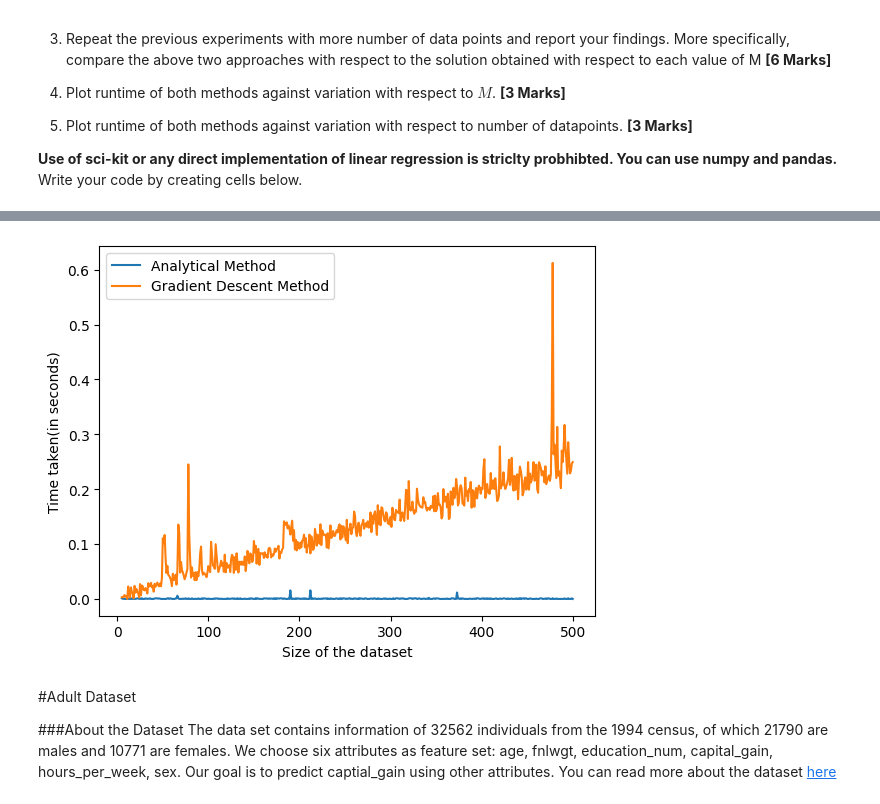
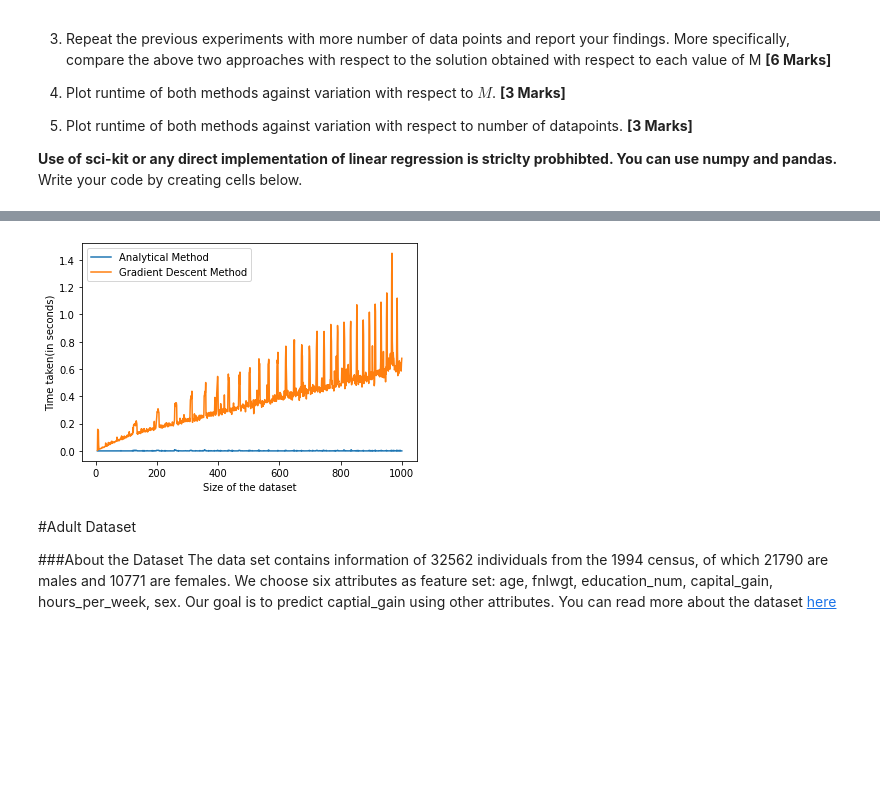
Before and after one commit to khan-shahnawaz/MachineLearning, a Jupyter notebook: SHAHNAWAZ_KHAN_ML_(CS503)_Lab1_PAC_Regression.ipynb, the cells around one changed output, grey strips where cells are left out. Cells and saved outputs as stored; diff of their text form; code cells hidden in the pictures; blank space fills up the shorter version.

```diff
--- a/SHAHNAWAZ_KHAN_ML_(CS503)_Lab1_PAC_Regression.ipynb
+++ b/SHAHNAWAZ_KHAN_ML_(CS503)_Lab1_PAC_Regression.ipynb
@@ -237,21 +239,21 @@ def empericalError(data: dataSet, threshold):
 
 
 
-N = 1000
+N = 10000
 generalisationError = 0.0013 # Calculated in percentage
 plt.plot()
 x = []
 y = []
 for i in range(1,N+1):
-    data = dataSet(i, (9, 1), (3, 1))
-    hypothesis = thresholdHypothesis(data)
-    error = empericalError(data, hypothesis)
+    data = dataSet(i, (9, 1), (3, 1))       #Generate a dataset for each value of N
+    hypothesis = thresholdHypothesis(data)      #Find the threshold hypothesis for the dataset
+    error = empericalError(data, hypothesis)    #Find the emperical error for the dataset
     x.append(i)
     y.append(error)
-plt.plot(x,y, label = 'Emperical Error')
+plt.plot(x,y)                            #Plot the emperical error for each value of N
 plt.axhline(y = generalisationError, color = 'g', label = 'Generalization Error')
 plt.legend()
 plt.xlabel('N')
-plt.ylabel('Error')
+plt.ylabel('Emperical Error')
 plt.show()
 # %% [output]
@@ -282,6 +284,7 @@ Write your code by creating cells below.
 def f(x):
     return  np.sin((x*np.pi)/8) + x/(12*np.pi)
 
+'''Plots the actual data generating function'''
 def plotf(interval: tuple, totalPoints: int =1000):
     x = np.linspace(interval[0], interval[1], totalPoints)
     y = f(x)
@@ -332,11 +335,12 @@ class regressionDataSet():
 
   def generateRandomData(self, noise: tuple, interval: tuple):
     noiseMean, noiseVariance = noise
-    self.X = np.random.uniform(interval[0], interval[1], self.N)
-    self.Y = np.array([f(x)+np.random.normal(noiseMean, noiseVariance) for x in self.X])
+    self.X = np.random.uniform(interval[0], interval[1], self.N)  #Get N uniform random numbers in the interval
+    self.Y = np.array([f(x)+np.random.normal(noiseMean, noiseVariance) for x in self.X])  #Get the corresponding Y values by adding noise to the actual function
 
 
   def plot(self):
+    '''Plots the data points'''
     plt.scatter(self.X, self.Y, label = 'Data points', color = 'b')
     plt.legend()
     plt.xlabel('X')
@@ -374,7 +378,12 @@ class polynomialRegression():
     self.W = np.linalg.inv(self.X.T.dot(self.X)).dot(self.X.T).dot(self.Y)  #Using the formula W = (X.T*X)^-1 * X.T * Y
     self.done = True
 
-  def trainGradientDescent(self, epochs: int, learningRate: float = 1, tolerance: float = 0.0001):
+  def trainGradientDescent(self, epochs: int, learningRate: float = 1, tolerance: float = -1):
+    if tolerance==-1:
+      if epochs!=0:
+        tolerance = 1/epochs
+      else:
+        tolerance=0.1
     self.done = True
     prevError = self.calculateError() #Calculating the error before training
     iteration = 0 #To keep track of the number of iterations
@@ -394,7 +403,7 @@ class polynomialRegression():
 
   def plot(self, interval: tuple, totalPoints: int = 1000):
     if not self.done:
-      raise Exception ("Please train the data first")
+      raise Exception ("Please train the data first")         #If the data is not already trained, we raise exception
     x = np.linspace(interval[0], interval[1], totalPoints)
     y = np.array([self.p(i) for i in x])
     plt.plot(x,y, label = 'Regression Polynomial', color = 'r')
@@ -446,9 +455,8 @@ polynomials = [
 
 for polynomial in polynomials:
     data.plot()
-    polynomial.trainGradientDescent(epochs = 1000000)
+    polynomial.trainGradientDescent(epochs = 1000000, tolerance=10e-9)  #Increase the tolerance to make it run fast
     polynomial.plot((0,10), totalPoints=1000)
-    print(polynomial)
     plt.title("Degree:{}, Error(On training data):{}".format(polynomial.degree, round(polynomial.calculateError(),4)))
     plt.show()
 # %% [output]
@@ -465,14 +468,16 @@ p(x) = -4.876663984179291e-11x^10 + 1.2278944527790396e-11x^9 + 3.82565862978243
 # %%
 '''c). Comparing the results of both the methods '''
+
+''' Comparing the results based on the error on the training data for both the methods '''
 M = [2, 4, 5, 7, 10]
-largeData = regressionDataSet(100, noise = (0, 0.2), interval = (0, 10))
+largeData = regressionDataSet(1000, noise = (0, 0.2), interval = (0, 10)) #Decrease number of data points to make it faster
 analticalError = []
 gradientDescentError = []
 for degree in M:
     analytical = polynomialRegression(largeData, degree)
     analytical.trainAnalytical()
     gradientDescent = polynomialRegression(largeData, degree)
-    gradientDescent.trainGradientDescent(epochs = 1000000)
+    gradientDescent.trainGradientDescent(epochs = 1000000, tolerance=10e-7) #Decrease the tolerance to get results faster
     analticalError.append(analytical.calculateError())
     gradientDescentError.append(gradientDescent.calculateError())
 plt.plot(M, analticalError, label = 'Analytical Method')
@@ -517,32 +522,33 @@ plt.show()
 # %%
 ''' e). Comparing time for different sizes of the dataset '''
 
 M = 5
 
 sizeLow = M
-sizeHigh =500
+sizeHigh =1000
 dataSetSize = np.array(range(sizeLow, sizeHigh+1))
 timeAnalytical = np.zeros(len(dataSetSize))
 timeGradientDescent = np.zeros(len(dataSetSize))
 
 for size in range(sizeLow, sizeHigh+1):
     tempData = regressionDataSet(size, noise = (0, 0.2), interval = (0, 10))
     polynomial = polynomialRegression(tempData, M)
     timeStart = time.time()
-    polynomial.trainGradientDescent(epochs = 10)
-    timeGradientDescent[size-sizeLow] = time.time()-timeStart
+    polynomial.trainGradientDescent(epochs = 10000)
+    timeGradientDescent[size-sizeLow] = time.time()-timeStart   #Storing the time taken for each degree by gradient descend
     timeStart = time.time()
     polynomial.trainAnalytical()
-    timeAnalytical[size-sizeLow] = time.time()-timeStart
+    timeAnalytical[size-sizeLow] = time.time()-timeStart        #Storing the time taken for each degree by analytical method
+
 
 plt.plot(dataSetSize, timeAnalytical, label = 'Analytical Method')
 plt.plot(dataSetSize, timeGradientDescent, label = 'Gradient Descent Method')
 plt.xlabel('Size of the dataset')
 plt.ylabel('Time taken(in seconds)')
 plt.legend()
 plt.show()
 # %% [output]
-[figure, old version]
+[figure, new version]
 # %% [markdown]
 #Adult Dataset
 
```
Also changed, not shown: parts of 21 cells of this notebook, 1 other file.
